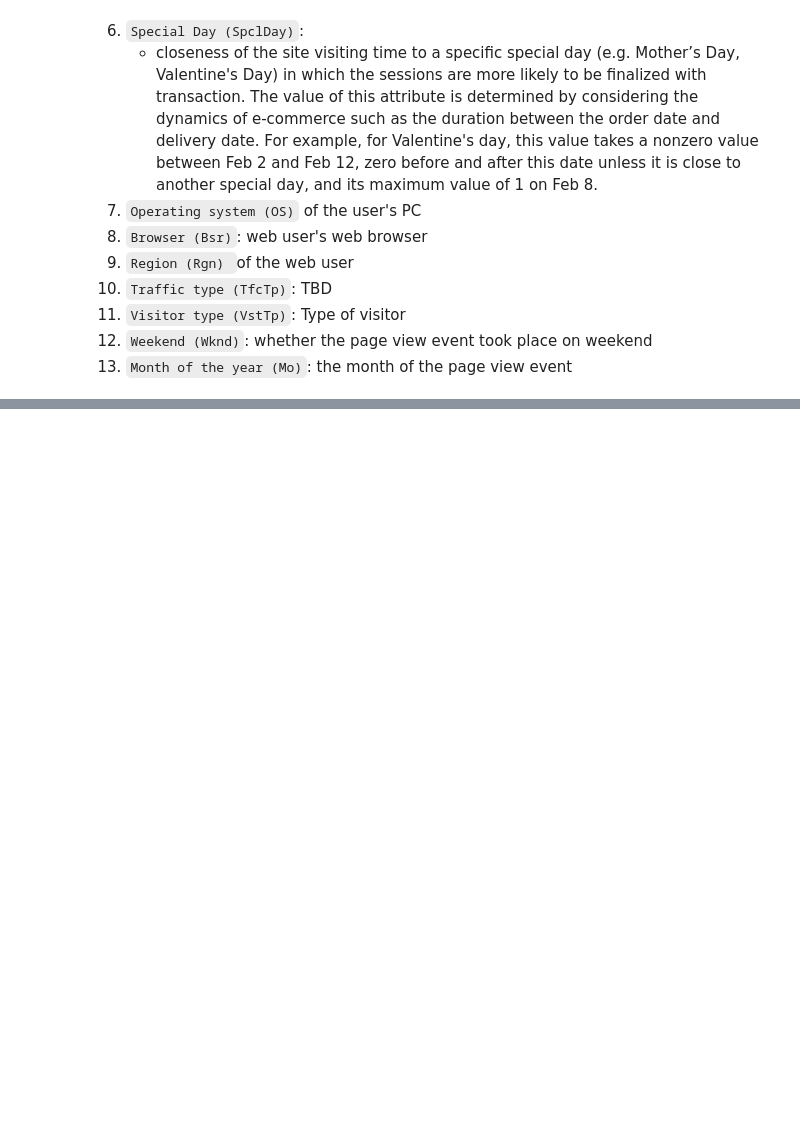
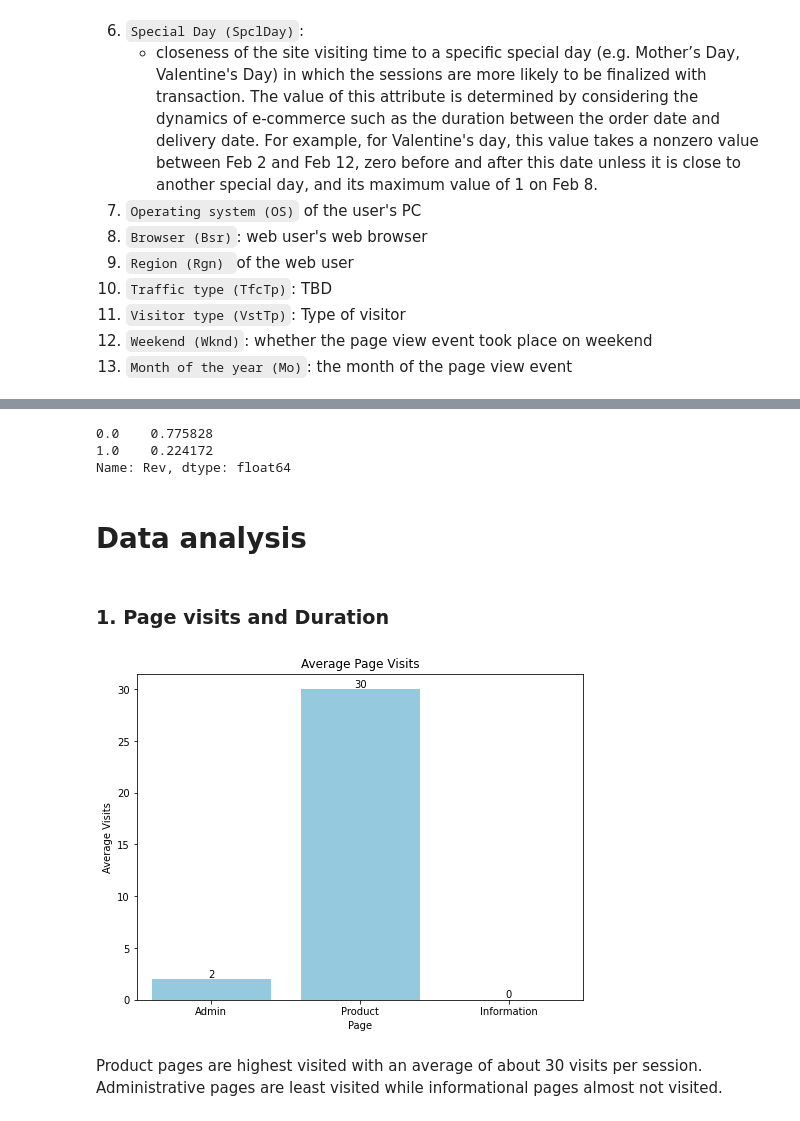
Before and after one commit to ericks-on/predicting_purchase_intent, a Jupyter notebook: index.ipynb, the cells around one changed output, grey strips where cells are left out. Drawn from its saved outputs; the diff is of its cells as text; code cells hidden in the pictures; blank space fills up the shorter version.

Commit message:
finished modelling and analysis

```diff
--- a/index.ipynb
+++ b/index.ipynb
@@ -58,0 +68,3 @@ Features description (from the dataset authors):
+# %%
+df = pd.read_csv('XY_shop.csv')
+df.head()
@@ -58,0 +90,3 @@ Features description (from the dataset authors):
+# %%
+df = df.dropna(subset=['Rev'])
+df.head()
@@ -58,0 +105,3 @@ Features description (from the dataset authors):
+# %%
+# dropping the duplicates
+df.drop_duplicates(inplace=True)
@@ -58,0 +151,35 @@ Features description (from the dataset authors):
+# %%
+df['Rev'].value_counts(normalize=True)
+# %% [output]
+0.0    0.775828
+1.0    0.224172
+Name: Rev, dtype: float64
+# %% [markdown]
+# Data analysis
+# %% [markdown]
+### 1. Page visits and Duration
+# %%
+# get the average page visits
+visit_df = df[['Adm', 'Prd', 'Inf']]
+avg_page_visits = visit_df.mean().astype(int)
+# %%
+# plotting
+plt.figure(figsize=(8,6))
+sns.barplot(
+    x=avg_page_visits.index,
+    y=avg_page_visits.values,
+    color='skyblue'
+)
+
+# labelling bars
+for i, v in enumerate(avg_page_visits.values):
+    plt.text(i, v + 0.2, str(v), ha='center')
+
+plt.title('Average Page Visits')
+plt.xticks(labels=['Admin', 'Product', 'Information'], ticks=[0, 1, 2]);
+plt.ylabel('Average Visits')
+plt.xlabel('Page');
+# %% [output]
+[figure, added]
+# %% [markdown]
+Product pages are highest visited with an average of about 30 visits per session. Administrative pages are least visited while informational pages almost not visited.
```
Also changed, not shown: parts of 56 cells of this notebook.
